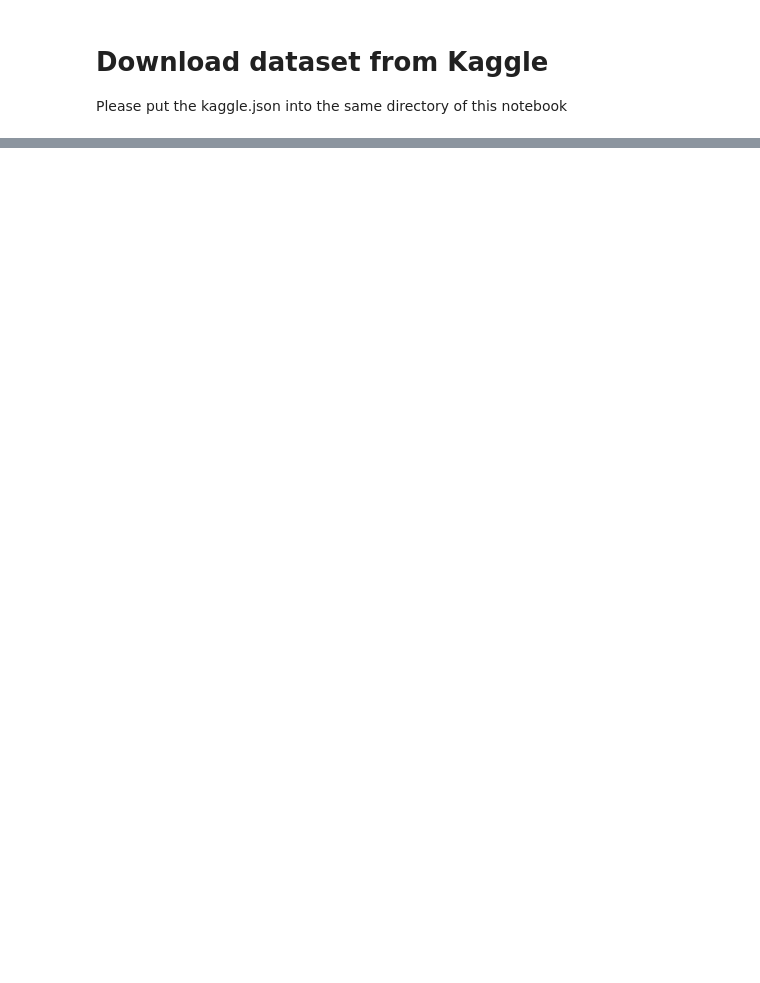
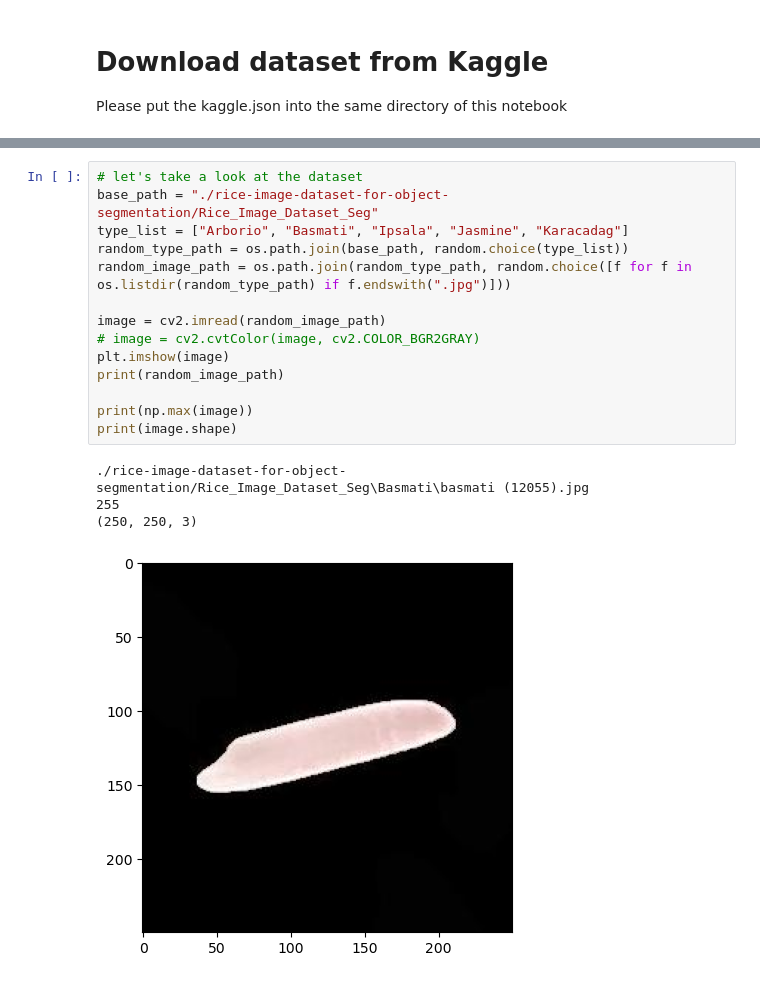
Before and after one commit to TeaChanathip/Jasmine-Rice-Quality-Rating, a Jupyter notebook: main.ipynb, the cells around one changed output, grey strips where cells are left out. Saved outputs shown, nothing was run; the diff lists cells and outputs as text; blank space fills up the shorter version.

```diff
--- a/main.ipynb
+++ b/main.ipynb
@@ -114,0 +191,19 @@ kaggle.json is moved to the directory
+# %%
+# let's take a look at the dataset
+base_path = "./rice-image-dataset-for-object-segmentation/Rice_Image_Dataset_Seg"
+type_list = ["Arborio", "Basmati", "Ipsala", "Jasmine", "Karacadag"]
+random_type_path = os.path.join(base_path, random.choice(type_list))
+random_image_path = os.path.join(random_type_path, random.choice([f for f in os.listdir(random_type_path) if f.endswith(".jpg")]))
+
+image = cv2.imread(random_image_path)
+# image = cv2.cvtColor(image, cv2.COLOR_BGR2GRAY)
+plt.imshow(image)
+print(random_image_path)
+
+print(np.max(image))
+print(image.shape)
+# %% [output]
+./rice-image-dataset-for-object-segmentation/Rice_Image_Dataset_Seg\Basmati\basmati (12055).jpg
+255
+(250, 250, 3)
+[figure, added]
```
Also changed, not shown: parts of 36 cells of this notebook, 2 other files.
